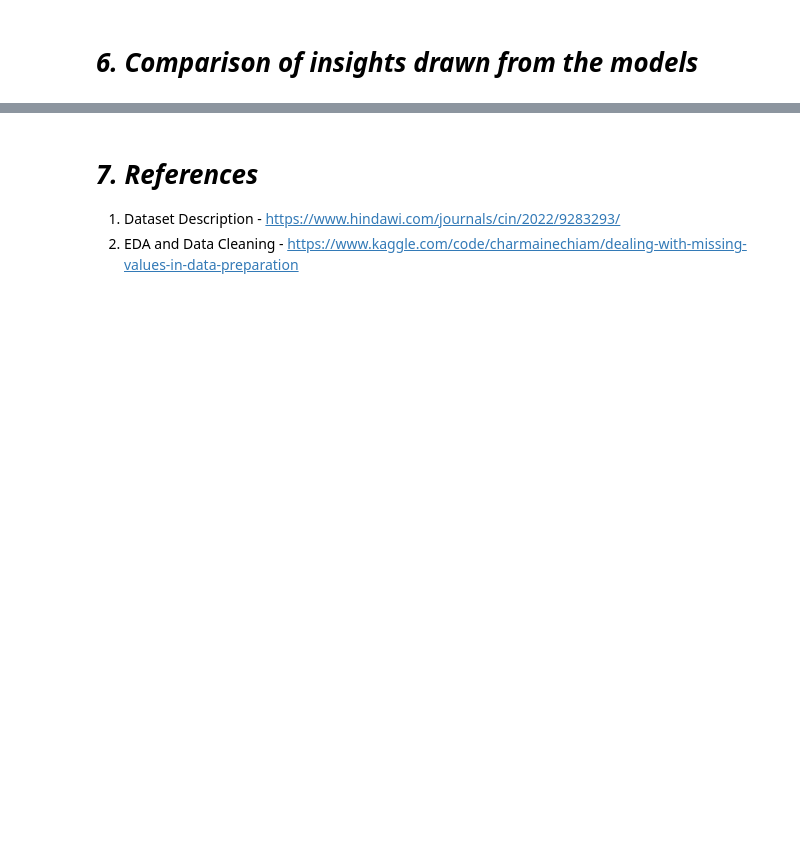
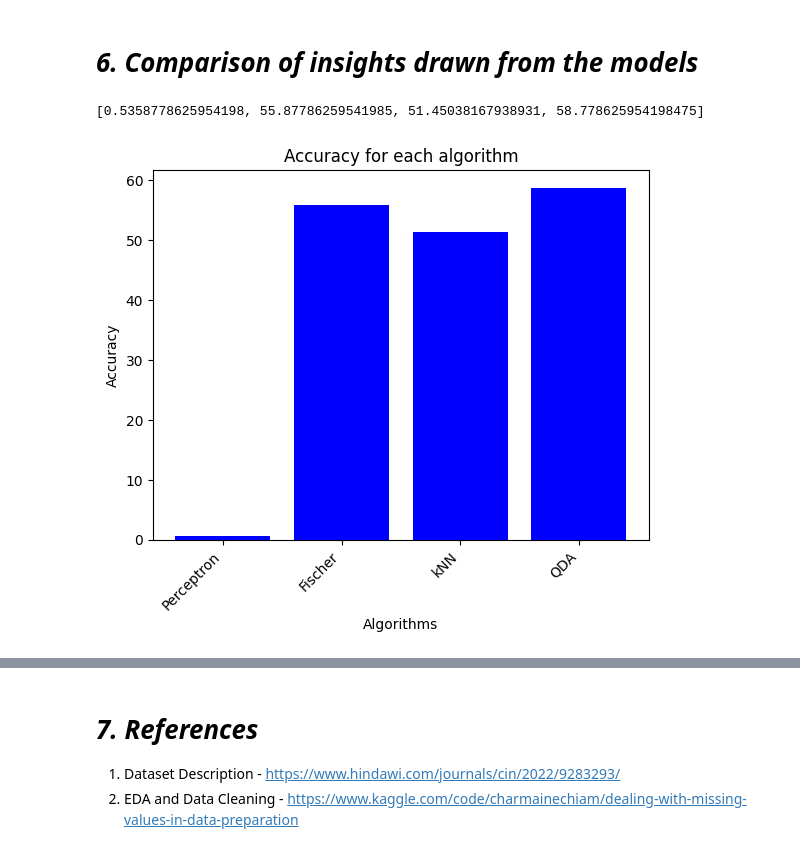
Before and after one commit to AnirudhBagalkotker/Identification_of_Portable_Water_ML_Model, a Jupyter notebook: BITS_F464_Project_Template_Sem_1_2023.ipynb, the cells around one changed output, grey strips where cells are left out. Saved outputs shown, nothing was run; the diff lists cells and outputs as text; code cells hidden in the pictures; blank space fills up the shorter version.

```diff
--- a/BITS_F464_Project_Template_Sem_1_2023.ipynb
+++ b/BITS_F464_Project_Template_Sem_1_2023.ipynb
@@ -146,7 +144,7 @@ df.head()
 | 4 | 9.092223 | 181.101509 | 17978.986339 | 6.546600 | 310.135738 | 398.410813 | 11.558279 | 31.997993 | ... |
 # %%
 # Normalize the dataset (Check if the column name is not "Potability". if not then apply normalization)
-# for col in df.columns:
-#     if col != 'Potability':
-#         df[col] = (df[col] - np.mean(df[col])) / np.std(df[col])
-# df.head()
+for col in df.columns:
+    if col != 'Potability':
+        df[col] = (df[col] - np.mean(df[col])) / np.std(df[col])
+df.head()
@@ -208,6 +213,12 @@ y_test = test['Potability']  # Target for testing
 # Convert labels to numpy array for applying ML Models
 y_train = y_train.to_numpy()
 y_test = y_test.to_numpy()
+# %%
+# Compute Accuracy of the model
+accuracies = []
+
+def accuracy(pred, y_test):
+	return 100*(pred==y_test).mean()
 # %% [markdown]
 # ***2. ML Model 1: Perceptron***
 # %%
@@ -238,6 +249,7 @@ class Perceptron:
         # Calculate the dot product of weights and input features, add bias, and apply the step function
         return np.where(np.dot(X, self.weights) + self.bias > 0, 1, 0)
 
+
 # Instantiate the Perceptron model
 perceptron_model = Perceptron(learning_rate=0.01, epochs=100)
 
@@ -248,6 +260,7 @@ perceptron_model.train(X_train.values, y_train)
 predictions = perceptron_model.predict(X_test.values)
 
 # Evaluate the accuracy of the model
-accuracy = np.mean(predictions == y_test)
-print("Accuracy:", accuracy*100, "%")
+acc = np.mean(predictions == y_test)
+accuracies.append(acc)
+print("Accuracy:", acc*100)
 # %% [output]
@@ -470,2 +755,16 @@ KeyboardInterrupt:
 # %% [markdown]
 # ***6. Comparison of insights drawn from the models***
+# %%
+models = ["Perceptron", "Fischer", "kNN", "QDA"]
+
+print(accuracies)
+
+plt.bar(models, accuracies, color='blue')
+plt.xlabel('Algorithms')
+plt.ylabel('Accuracy')
+plt.title('Accuracy for each algorithm')
+plt.xticks(rotation=45, ha='right')  # Rotate the labels for better visibility
+plt.show()
+# %% [output]
+[0.5358778625954198, 55.87786259541985, 51.45038167938931, 58.778625954198475]
+[figure, added]
```
Also changed, not shown: parts of 9 cells of this notebook, 2 other files.
